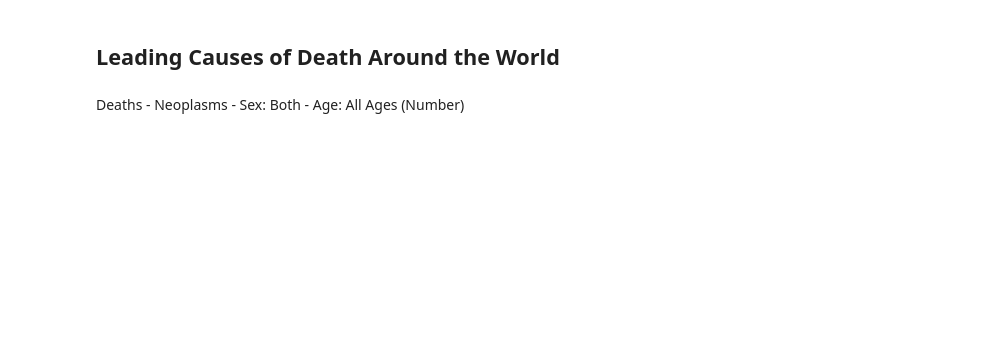
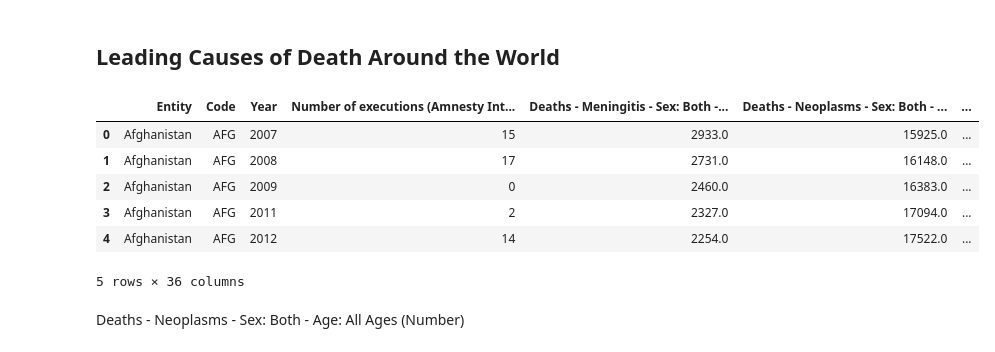
Before and after one commit to TanishaCooper/projectone_groupfour, a Jupyter notebook: HealthcarePy/test.ipynb, the cells around one changed output. Cells and saved outputs as stored; diff of their text form; code cells hidden in the pictures; blank space fills up the shorter version.

```diff
--- a/HealthcarePy/test.ipynb
+++ b/HealthcarePy/test.ipynb
@@ -12,12 +12,20 @@ from pprint import pprint
 # %%
 # Pull in csv files
 annual_num_deaths_csv = ("../Resources/annual-number-of-deaths-by-cause.csv")
 mortality_df = pd.read_csv(annual_num_deaths_csv)
 mortality_df.head()
 
-socio_csv = ("../Resources/soci_econ_country_profiles.csv")
-socio_df = pd.read_csv(socio_csv)
-# socio_df.head()
+# socio_csv = ("../Resources/soci_econ_country_profiles.csv")
+# socio_df = pd.read_csv(socio_csv)
+# # socio_df.head()
+# %% [output]
+|  | Entity | Code | Year | Number of executions (Amnesty Int... | Deaths - Meningitis - Sex: Both -... | Deaths - Neoplasms - Sex: Both - ... | ... |
+| 0 | Afghanistan | AFG | 2007 | 15 | 2933.0 | 15925.0 | ... |
+| 1 | Afghanistan | AFG | 2008 | 17 | 2731.0 | 16148.0 | ... |
+| 2 | Afghanistan | AFG | 2009 | 0 | 2460.0 | 16383.0 | ... |
+| 3 | Afghanistan | AFG | 2011 | 2 | 2327.0 | 17094.0 | ... |
+| 4 | Afghanistan | AFG | 2012 | 14 | 2254.0 | 17522.0 | ... |
+5 rows × 36 columns
 # %% [markdown]
 Deaths - Neoplasms - Sex: Both - Age: All Ages (Number)
 # %%
```
Also changed, not shown: parts of 14 cells of this notebook.
